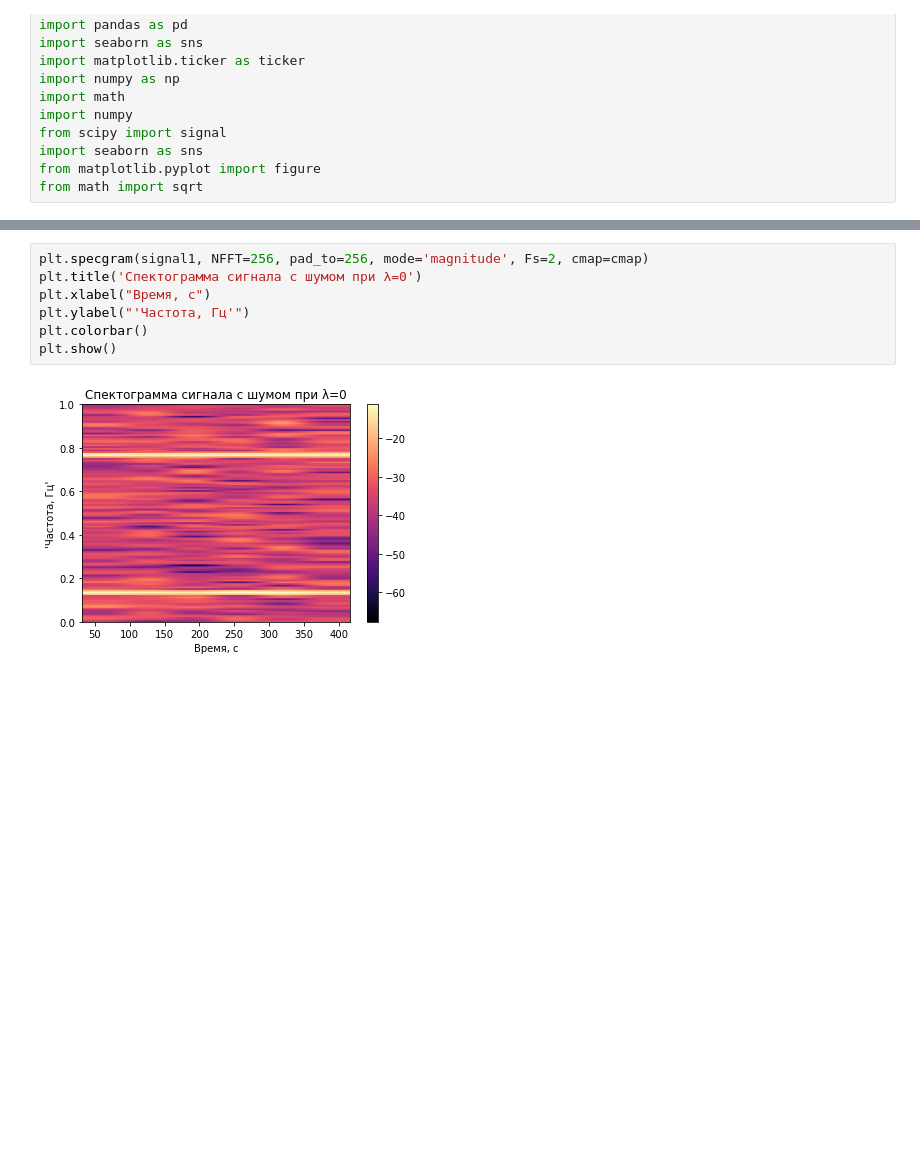
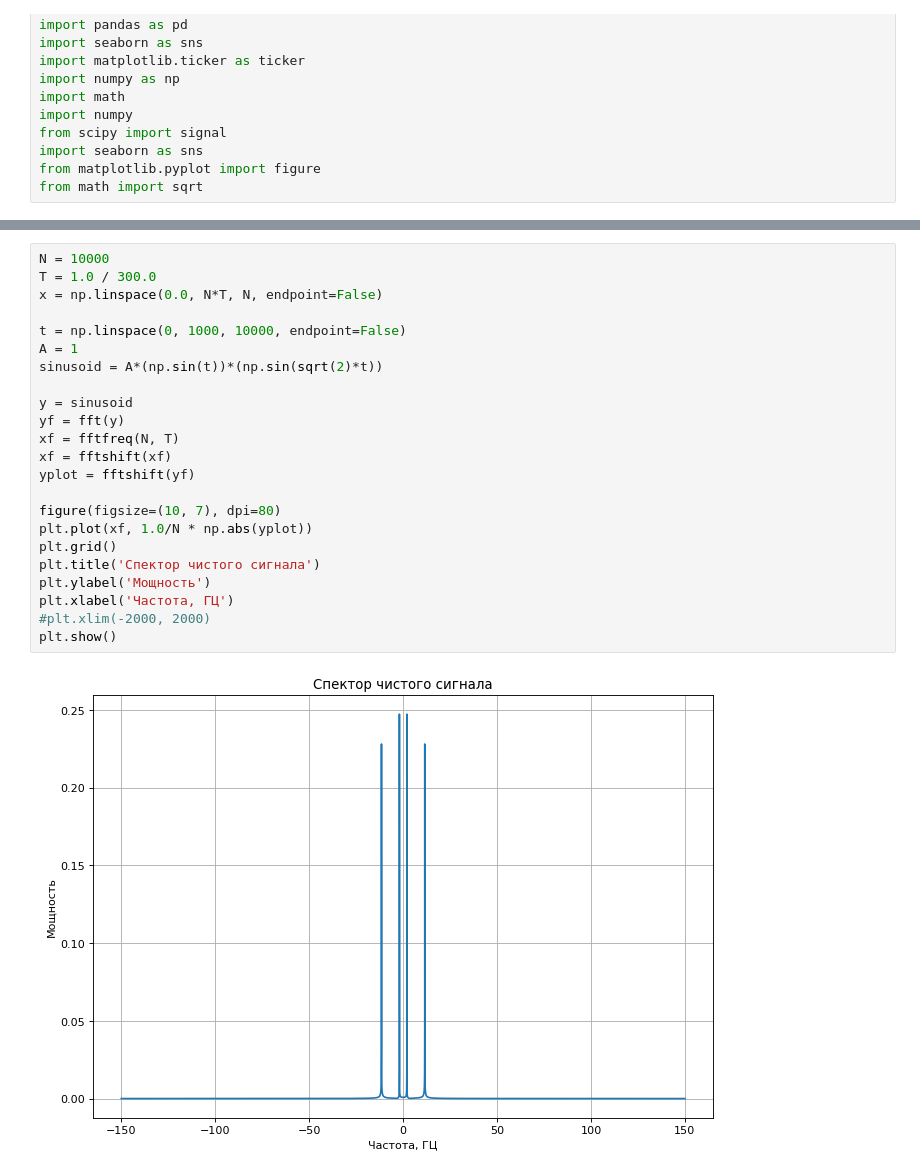
Before and after one commit to Kirill1210/Course-work, a Jupyter notebook: Kyrsovai.ipynb, the cells around one changed output, grey strips where cells are left out. Cells and saved outputs as stored; diff of their text form; blank space fills up the shorter version.

```diff
--- a/Kyrsovai.ipynb
+++ b/Kyrsovai.ipynb
@@ -75,10 +104,26 @@ plt.show()
 # %%
-plt.specgram(signal1, NFFT=256, pad_to=256, mode='magnitude', Fs=2, cmap=cmap)
-plt.title('Спектограмма сигнала с шумом при λ=0')
-plt.xlabel("Время, c")
-plt.ylabel("'Частота, Гц'")
-plt.colorbar()
+N = 10000
+T = 1.0 / 300.0
+x = np.linspace(0.0, N*T, N, endpoint=False)
+
+t = np.linspace(0, 1000, 10000, endpoint=False)
+A = 1
+sinusoid = A*(np.sin(t))*(np.sin(sqrt(2)*t))
+
+y = sinusoid
+yf = fft(y)
+xf = fftfreq(N, T)
+xf = fftshift(xf)
+yplot = fftshift(yf)
+
+figure(figsize=(10, 7), dpi=80)
+plt.plot(xf, 1.0/N * np.abs(yplot))
+plt.grid()
+plt.title('Спектор чистого сигнала')
+plt.ylabel('Мощность')
+plt.xlabel('Частота, ГЦ')
+#plt.xlim(-2000, 2000)
 plt.show()
 # %% [output]
-[figure, old version]
+[figure, new version]
 # %%
```
Also changed, not shown: parts of 9 cells of this notebook.
